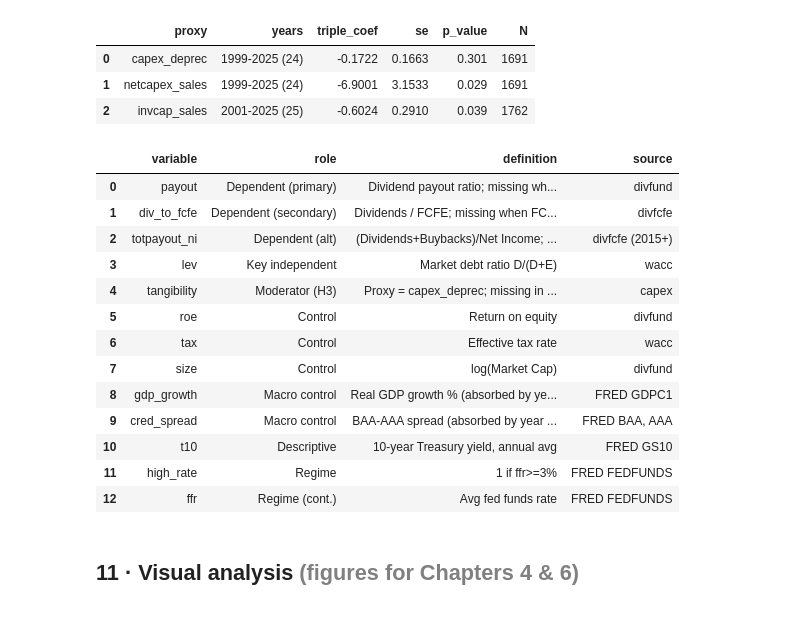
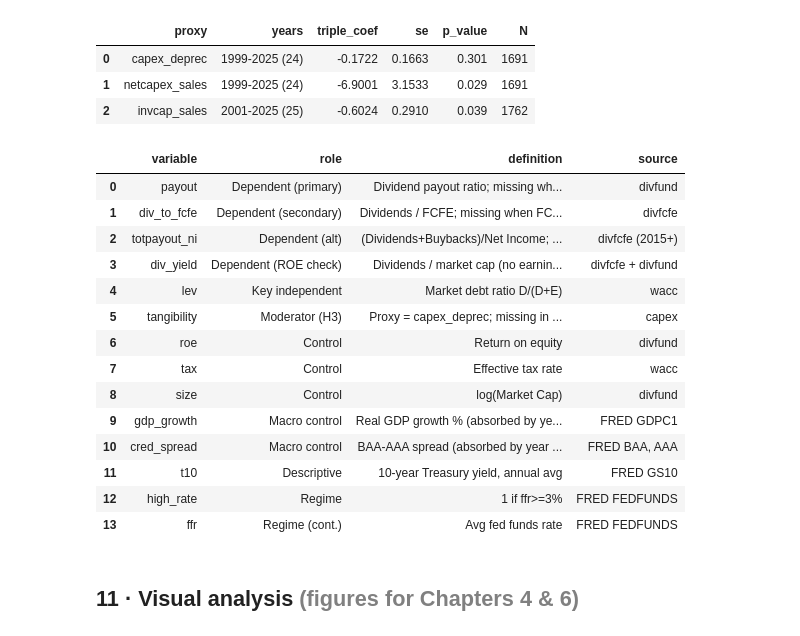
Before and after one commit to MilanKalajdzic/Master-Thesis, a Jupyter notebook: thesis_analysis.ipynb, the cells around one changed output. Cells and saved outputs as stored; diff of their text form; code cells hidden in the pictures.

```diff
--- a/thesis_analysis.ipynb
+++ b/thesis_analysis.ipynb
@@ -1234,36 +1247,38 @@ H3 triple-interaction under each tangibility proxy:
 # %%
 # Appendix A — variable definitions
 appendix_A = pd.DataFrame([
     ("payout", "Dependent (primary)", "Dividend payout ratio; missing when ROE <= 0", "divfund"),
     ("div_to_fcfe", "Dependent (secondary)", "Dividends / FCFE; missing when FCFE <= 0", "divfcfe"),
     ("totpayout_ni", "Dependent (alt)", "(Dividends+Buybacks)/Net Income; missing when NI <= 0", "divfcfe (2015+)"),
+    ("div_yield", "Dependent (ROE check)", "Dividends / market cap (no earnings in it)", "divfcfe + divfund"),
     ("lev", "Key independent", "Market debt ratio D/(D+E)", "wacc"),
     ("tangibility", "Moderator (H3)", f"Proxy = {TANGIBILITY_PROXY}; missing in {TANG_BREAK_YEARS[0]}-{TANG_BREAK_YEARS[-1]}", "capex"),
     ("roe", "Control", "Return on equity", "divfund"),
     ("tax", "Control", "Effective tax rate", "wacc"),
     ("size", "Control", "log(Market Cap)", "divfund"),
     ("gdp_growth", "Macro control", "Real GDP growth % (absorbed by year FE; used in industry-FE-only spec)", "FRED GDPC1"),
     ("cred_spread", "Macro control", "BAA-AAA spread (absorbed by year FE; used in industry-FE-only spec)", "FRED BAA, AAA"),
     ("t10", "Descriptive", "10-year Treasury yield, annual avg", "FRED GS10"),
     ("high_rate", "Regime", f"1 if {'ffr>=%g%%'%FFR_THRESHOLD if HIGH_RATE_RULE=='threshold' else 'year>=2022'}", "FRED FEDFUNDS"),
     ("ffr", "Regime (cont.)", "Avg fed funds rate", "FRED FEDFUNDS"),
 ], columns=["variable", "role", "definition", "source"])
 appendix_A.to_csv(OUTDIR / "appendix_A_variable_definitions.csv", index=False); appendix_A
 # %% [output]
 |  | variable | role | definition | source |
 | 0 | payout | Dependent (primary) | Dividend payout ratio; missing wh... | divfund |
 | 1 | div_to_fcfe | Dependent (secondary) | Dividends / FCFE; missing when FC... | divfcfe |
 | 2 | totpayout_ni | Dependent (alt) | (Dividends+Buybacks)/Net Income; ... | divfcfe (2015+) |
-| 3 | lev | Key independent | Market debt ratio D/(D+E) | wacc |
-| 4 | tangibility | Moderator (H3) | Proxy = capex_deprec; missing in ... | capex |
-| 5 | roe | Control | Return on equity | divfund |
-| 6 | tax | Control | Effective tax rate | wacc |
-| 7 | size | Control | log(Market Cap) | divfund |
-| 8 | gdp_growth | Macro control | Real GDP growth % (absorbed by ye... | FRED GDPC1 |
-| 9 | cred_spread | Macro control | BAA-AAA spread (absorbed by year ... | FRED BAA, AAA |
-| 10 | t10 | Descriptive | 10-year Treasury yield, annual avg | FRED GS10 |
-| 11 | high_rate | Regime | 1 if ffr>=3% | FRED FEDFUNDS |
-| 12 | ffr | Regime (cont.) | Avg fed funds rate | FRED FEDFUNDS |
+| 3 | div_yield | Dependent (ROE check) | Dividends / market cap (no earnin... | divfcfe + divfund |
+| 4 | lev | Key independent | Market debt ratio D/(D+E) | wacc |
+| 5 | tangibility | Moderator (H3) | Proxy = capex_deprec; missing in ... | capex |
+| 6 | roe | Control | Return on equity | divfund |
+| 7 | tax | Control | Effective tax rate | wacc |
+| 8 | size | Control | log(Market Cap) | divfund |
+| 9 | gdp_growth | Macro control | Real GDP growth % (absorbed by ye... | FRED GDPC1 |
+| 10 | cred_spread | Macro control | BAA-AAA spread (absorbed by year ... | FRED BAA, AAA |
+| 11 | t10 | Descriptive | 10-year Treasury yield, annual avg | FRED GS10 |
+| 12 | high_rate | Regime | 1 if ffr>=3% | FRED FEDFUNDS |
+| 13 | ffr | Regime (cont.) | Avg fed funds rate | FRED FEDFUNDS |
 # %% [markdown]
 ## 11 · Visual analysis  <span style="color:gray">(figures for Chapters 4 & 6)</span>
 # %%
```
Also changed, not shown: parts of 9 cells of this notebook, 5 other files.
